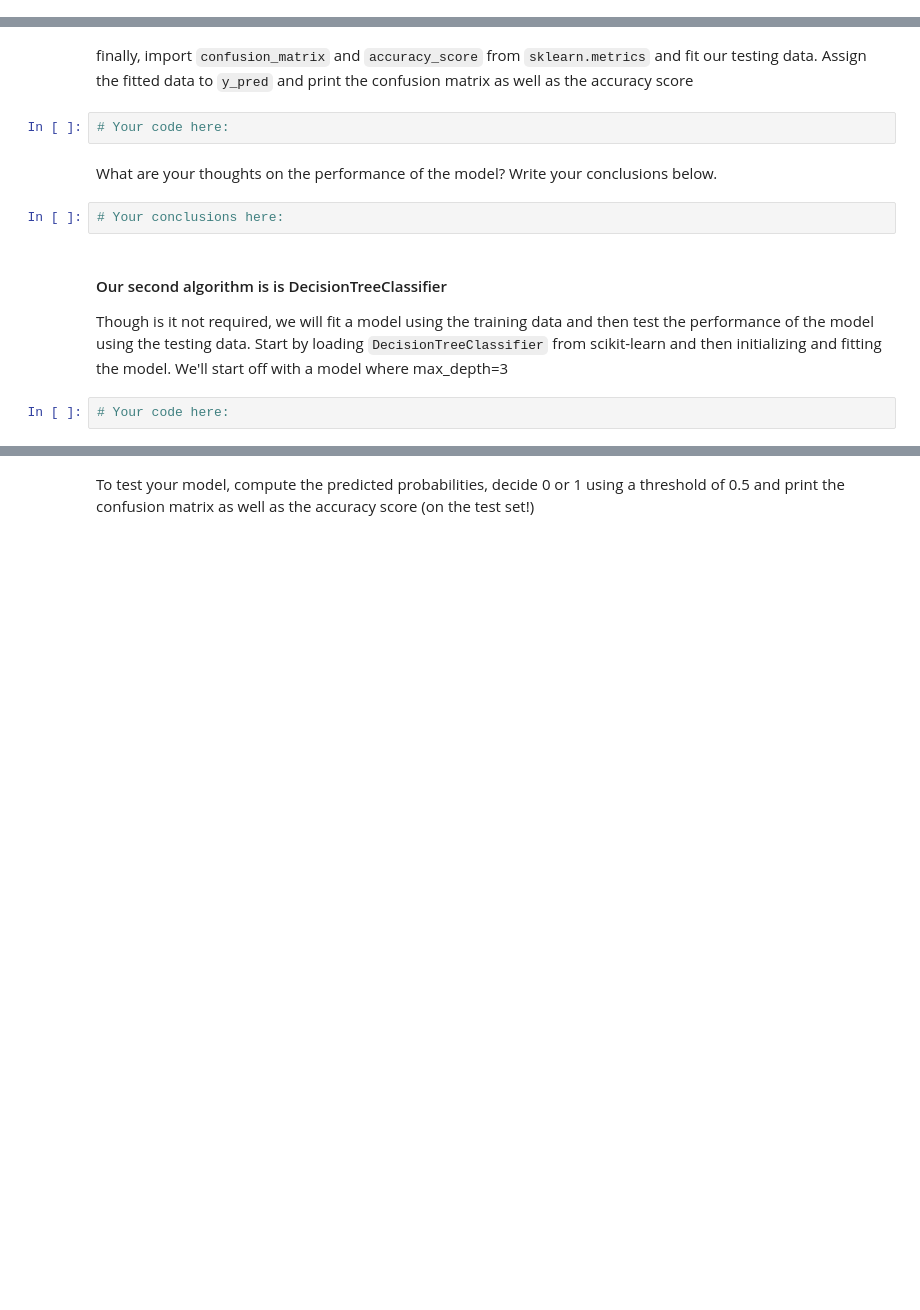
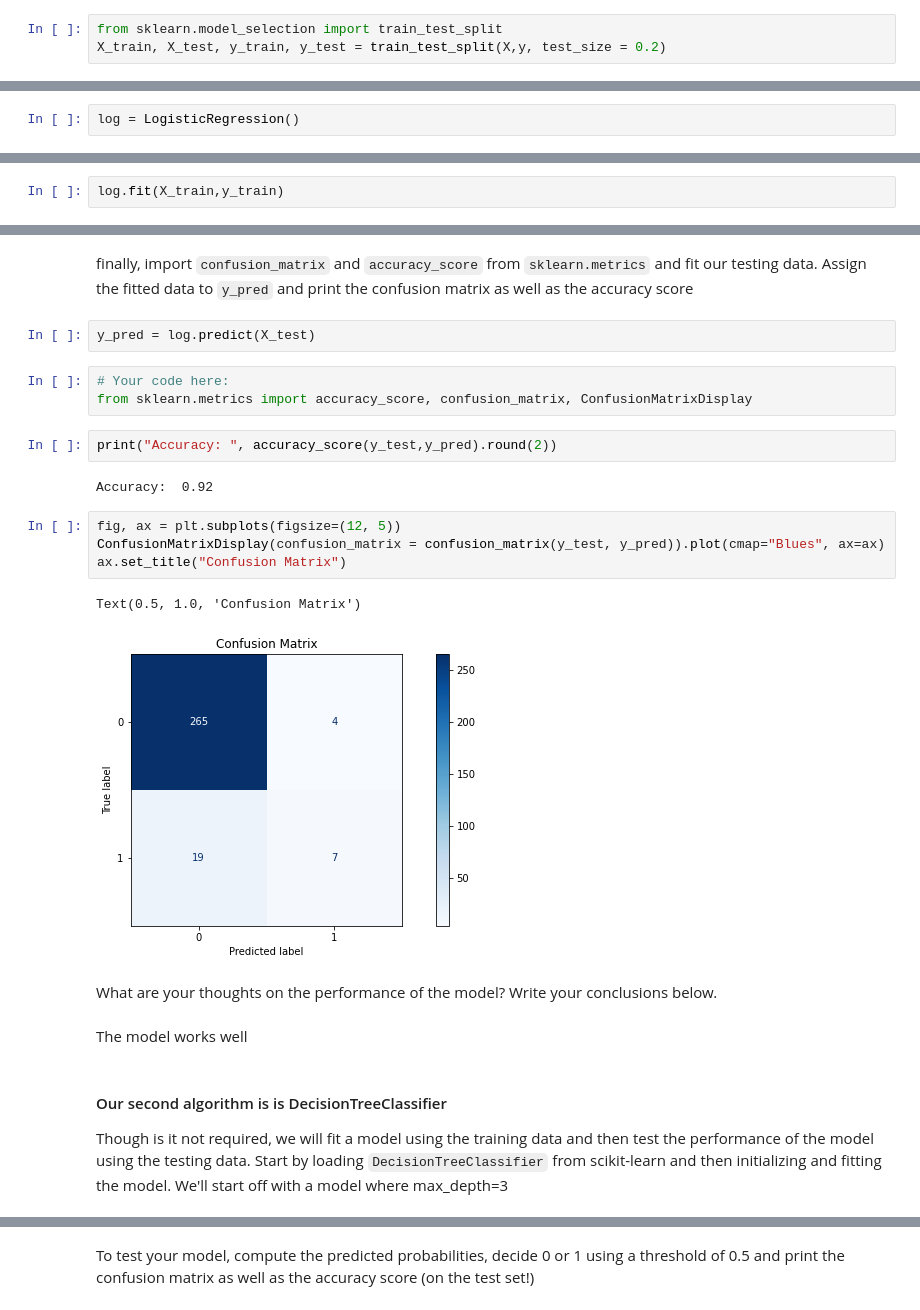
Before and after one commit to Ironhack-Data-Madrid-Marzo-2021/lab-supervised-learning, a Jupyter notebook: your-code/main.ipynb, the cells around one changed output, grey strips where cells are left out. Cells and saved outputs as stored; diff of their text form; blank space fills up the shorter version.

```diff
--- a/your-code/main.ipynb
+++ b/your-code/main.ipynb
@@ -397,3 +428,6 @@ from sklearn.model_selection import train_test_split
+# %%
+from sklearn.model_selection import train_test_split
+X_train, X_test, y_train, y_test = train_test_split(X,y, test_size = 0.2)
 # %% [markdown]
 #### In this lab, we will try two different models and compare our results.
 
@@ -403,2 +445,4 @@ The first model we will use in this lab is logistic regression. We have previous
+# %%
+log = LogisticRegression()
 # %% [markdown]
 Next, fit the model to our training data. We have already separated our data into 4 parts. Use those in your model.
@@ -406,0 +449,2 @@ Next, fit the model to our training data. We have already separated our data int
+# %%
+log.fit(X_train,y_train)
@@ -407,14 +460,26 @@ Next, fit the model to our training data. We have already separated our data int
 # %% [markdown]
 finally, import `confusion_matrix` and `accuracy_score` from `sklearn.metrics` and fit our testing data. Assign the fitted data to `y_pred` and print the confusion matrix as well as the accuracy score
+# %%
+y_pred = log.predict(X_test)
 # %%
 # Your code here:
+from sklearn.metrics import accuracy_score, confusion_matrix, ConfusionMatrixDisplay
+# %%
+print("Accuracy: ", accuracy_score(y_test,y_pred).round(2))
+# %% [output]
+Accuracy:  0.92
+# %%
+fig, ax = plt.subplots(figsize=(12, 5))
+ConfusionMatrixDisplay(confusion_matrix = confusion_matrix(y_test, y_pred)).plot(cmap="Blues", ax=ax)
+ax.set_title("Confusion Matrix")
+# %% [output]
+Text(0.5, 1.0, 'Confusion Matrix')
+[figure, added]
 # %% [markdown]
 What are your thoughts on the performance of the model? Write your conclusions below.
-# %%
-# Your conclusions here:
+# %% [markdown]
+The model works well
 # %% [markdown]
 #### Our second algorithm is is DecisionTreeClassifier
 
 Though is it not required, we will fit a model using the training data and then test the performance of the model using the testing data. Start by loading `DecisionTreeClassifier` from scikit-learn and then initializing and fitting the model. We'll start off with a model where max_depth=3
-# %%
-# Your code here:
```
Also changed, not shown: parts of 26 cells of this notebook.
